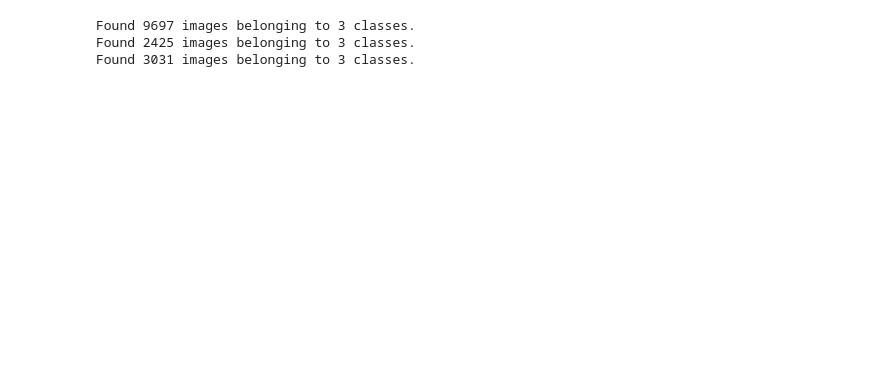
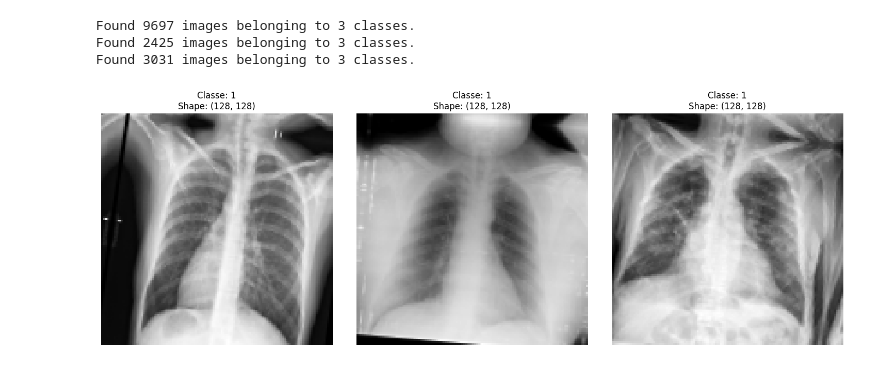
Before and after one commit to bruna-saraiva/otimizador-de-dense, a Jupyter notebook: Teste_Dense_Scratch_Geraldo.ipynb, the cells around one changed output. Cells and saved outputs as stored; diff of their text form; code cells hidden in the pictures; blank space fills up the shorter version.

Commit message:
utilizando um canal com color_mode grayscale

```diff
--- a/Teste_Dense_Scratch_Geraldo.ipynb
+++ b/Teste_Dense_Scratch_Geraldo.ipynb
@@ -93,7 +93,7 @@ batch_size = 8 #batch_size para o treino
 batch_size_val = 1
 
 #define as épocas
-epochs = 5
+epochs = 10
 
 class_weight = {0: 1.48, 1: 4.14, 2:11.49}
 # class_weight = {0: 1, 1: 1, 2:1}
@@ -131,13 +131,20 @@ datagen = ImageDataGenerator(rescale=1.,
 validgen = ImageDataGenerator(rescale=1., featurewise_center=True) #generator de teste e validação, evita-se realizar alterações nas imagens
 
 #como as imagens apresentam um tamanho maior que o padrão, deve-se fazer uma normalização das mesmas para que sejam aceitas na rede
-datagen.mean=np.array([103.939, 116.779, 123.68],dtype=np.float32).reshape(1,1,3)
-validgen.mean=np.array([103.939, 116.779, 123.68],dtype=np.float32).reshape(1,1,3)
+# datagen.mean=np.array([103.939, 116.779, 123.68],dtype=np.float32).reshape(1,1,3)
+# validgen.mean=np.array([103.939, 116.779, 123.68],dtype=np.float32).reshape(1,1,3)
+
+# Média aproximada para imagens médicas em grayscale (ajuste conforme seu dataset)
+grayscale_mean = np.array([123.68], dtype=np.float32).reshape(1, 1, 1)  # 1 canal
+
+datagen.mean = grayscale_mean
+validgen.mean = grayscale_mean
 
 #definindo os geradores para cada pasta
 train_gen = datagen.flow_from_directory( #generator para treino
     train_data_dir,
     target_size=(img_height, img_width),
+    color_mode='grayscale',
     batch_size=batch_size,
     class_mode="categorical",
     shuffle=True)
@@ -165,6 +172,57 @@ test_samples = len(test_gen.filenames)
 Found 9697 images belonging to 3 classes.
 Found 2425 images belonging to 3 classes.
 Found 3031 images belonging to 3 classes.
+# %%
+import matplotlib.pyplot as plt
+import numpy as np
+
+def visualize_grayscale_images(generator, num_images=3):
+    """
+    Visualiza imagens em grayscale do gerador de treino
+
+    Args:
+        generator: Seu ImageDataGenerator configurado para grayscale
+        num_images: Número de imagens a mostrar
+    """
+    # Obtém um batch de imagens do generator
+    images, labels = next(generator)
+
+    # Nomes das classes
+    class_names = list(generator.class_indices.keys())
+
+    # Configura o plot
+    plt.figure(figsize=(15, 5))
+
+    for i in range(min(num_images, len(images))):
+        # Prepara a imagem (remove dimensão extra do canal se existir)
+        image = np.squeeze(images[i])
+
+        # Desnormaliza se necessário (ajuste conforme sua normalização)
+        if image.min() < 0:  # Se tiver valores negativos da normalização
+            image = image - image.min()
+            image = image / image.max()
+
+        # Converte para uint8 se necessário
+        if image.max() <= 1.0:
+            image = (image * 255).astype('uint8')
+
+        # Obtém a label verdadeira
+        label_idx = np.argmax(labels[i])
+        label_name = class_names[label_idx]
+
+        # Plota a imagem
+        plt.subplot(1, num_images, i+1)
+        plt.imshow(image, cmap='gray')
+        plt.title(f'Classe: {label_name}\nShape: {image.shape}')
+        plt.axis('off')
+
+    plt.tight_layout()
+    plt.show()
+
+# Uso: visualiza 3 imagens do conjunto de treino em grayscale
+visualize_grayscale_images(train_gen, num_images=3)
+# %% [output]
+[figure, added]
 # %%
 tf.keras.backend.clear_session()
 
```
Also changed, not shown: parts of 4 cells of this notebook, 37 other files.
